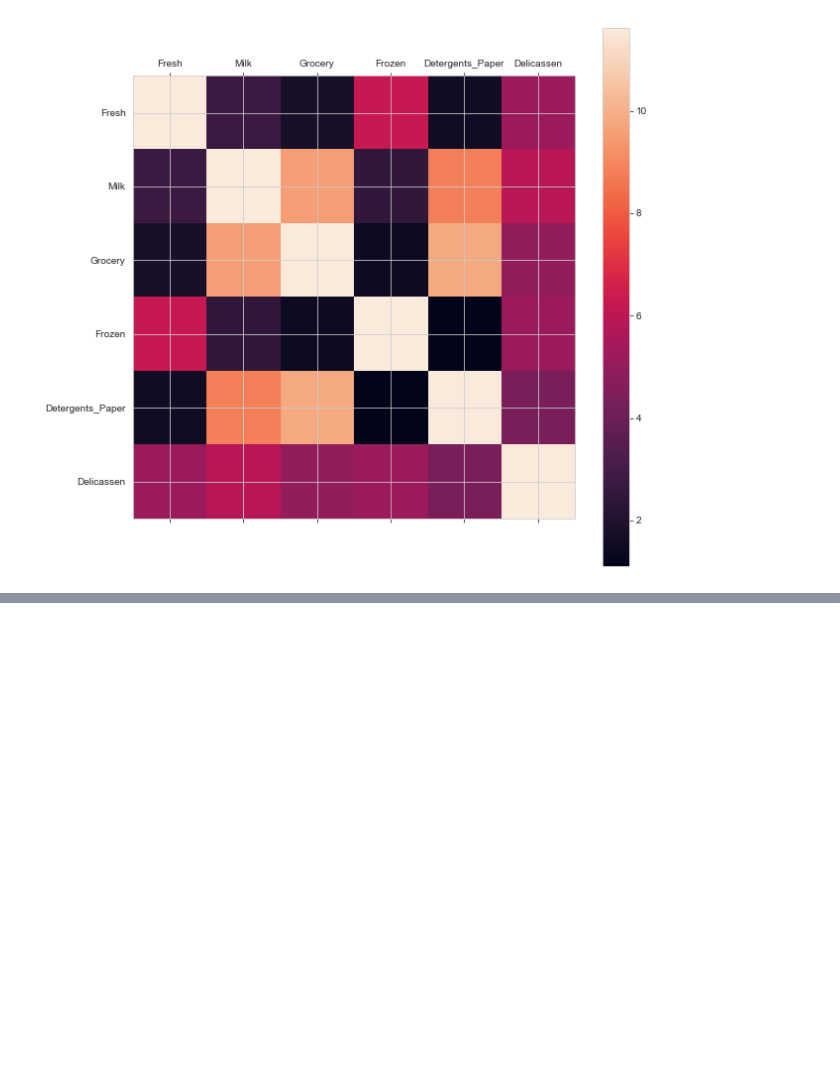
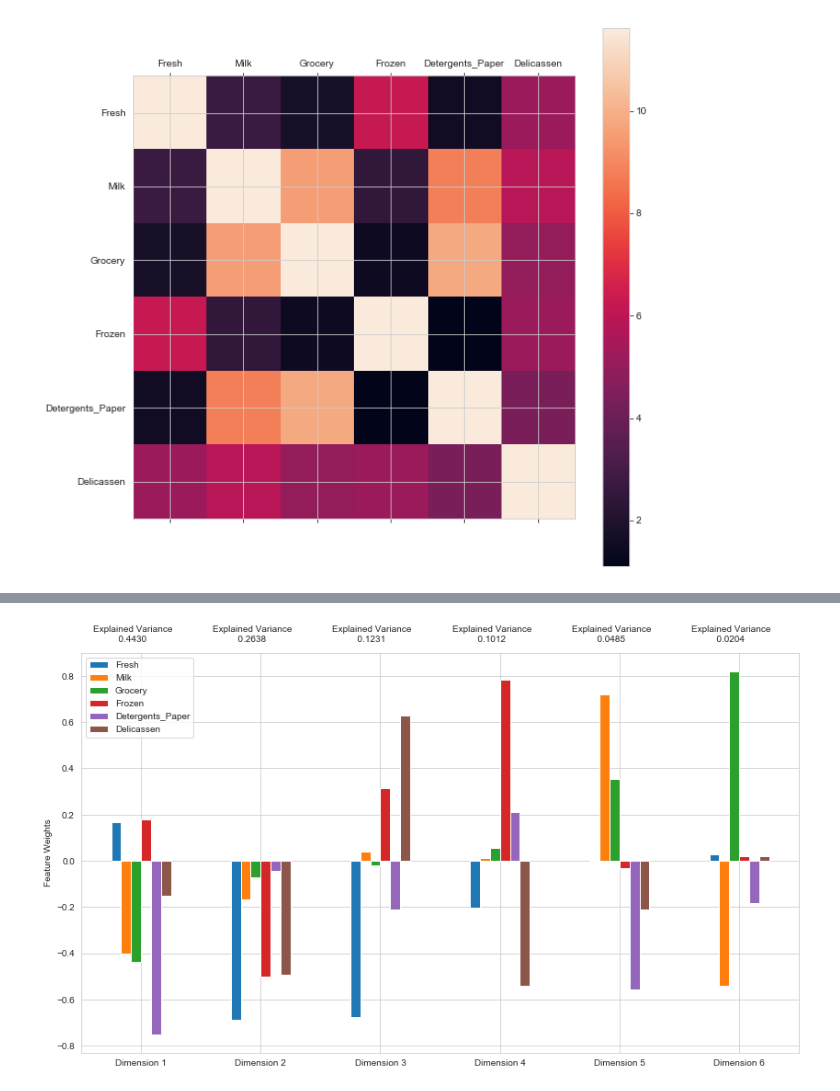
Before and after one commit to dhandhavivek12/Customer-Segmentation, a Jupyter notebook: 512_Customer_seg.ipynb, the cells around one changed output, grey strips where cells are left out. Cells and saved outputs as stored; diff of their text form; code cells hidden in the pictures; blank space fills up the shorter version.

```diff
--- a/512_Customer_seg.ipynb
+++ b/512_Customer_seg.ipynb
@@ -303,7 +271,7 @@ for feature in log_data.columns:
     step = 1.5 * (Q3 - Q1)
 
     # Display the outliers
-   # print "Data points considered outliers for the feature '{}':".format(feature)
+    print("Data points considered outliers for the feature '{}':".format(feature))
 
     # The tilde sign ~ means not
     # So here, we're finding any points outside of Q1 - step and Q3 + step
@@ -320,20 +288,20 @@ outliers = list(itertools.chain.from_iterable(outliers_lst))
 uniq_outliers = list(set(outliers))
 
 # List of duplicate outliers
-dup_outliers = list(set([x afor x in outliers if outliers.count(x) > 1]))
+dup_outliers = list(set([x for x in outliers if outliers.count(x) > 1]))
 
-print 'Outliers list:\n', uniq_outliers
-print 'Length of outliers list:\n', len(uniq_outliers)
+print('Outliers list:\n', uniq_outliers)
+print('Length of outliers list:\n', len(uniq_outliers))
 
-print 'Duplicate list:\n', dup_outliers
-print 'Length of duplicates list:\n', len(dup_outliers)
+print('Duplicate list:\n', dup_outliers)
+print('Length of duplicates list:\n', len(dup_outliers))
 
 # Remove duplicate outliers
 # Only 5 specified
 good_data = log_data.drop(log_data.index[dup_outliers]).reset_index(drop = True)
 
 # Original Data
-print 'Original shape of data:\n', data.shape
+print('Original shape of data:\n', data.shape)
 # Processed Data
-print 'New shape of data:\n', good_data.shape
+print('New shape of data:\n', good_data.shape)
 # %% [output]
@@ -340,0 +326,16 @@ SyntaxError: invalid syntax (<ipython-input-30-8a9d20d450d9>, line 33)
+# %%
+from sklearn.decomposition import PCA
+
+# TODO: Apply PCA by fitting the good data with the same number of dimensions as features
+# Instantiate
+pca = PCA(n_components=6)
+# Fit
+pca.fit(good_data)
+
+# TODO: Transform the sample log-data using the PCA fit above
+pca_samples = pca.transform(log_sample_data)
+
+# Generate PCA results plot
+pca_results = rs.pca_results(good_data, pca)
+# %% [output]
+[figure, added]
```
Also changed, not shown: parts of 22 cells of this notebook, 1 other file.
